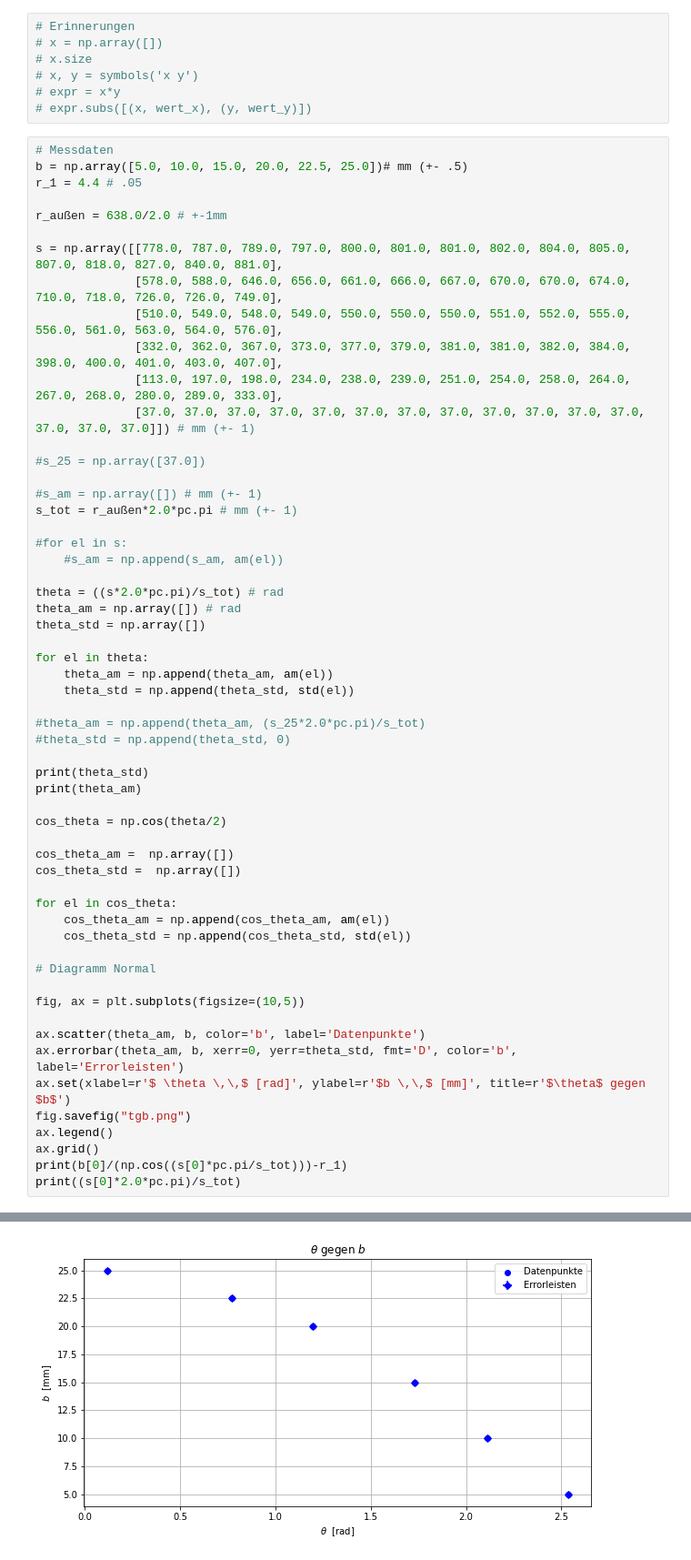
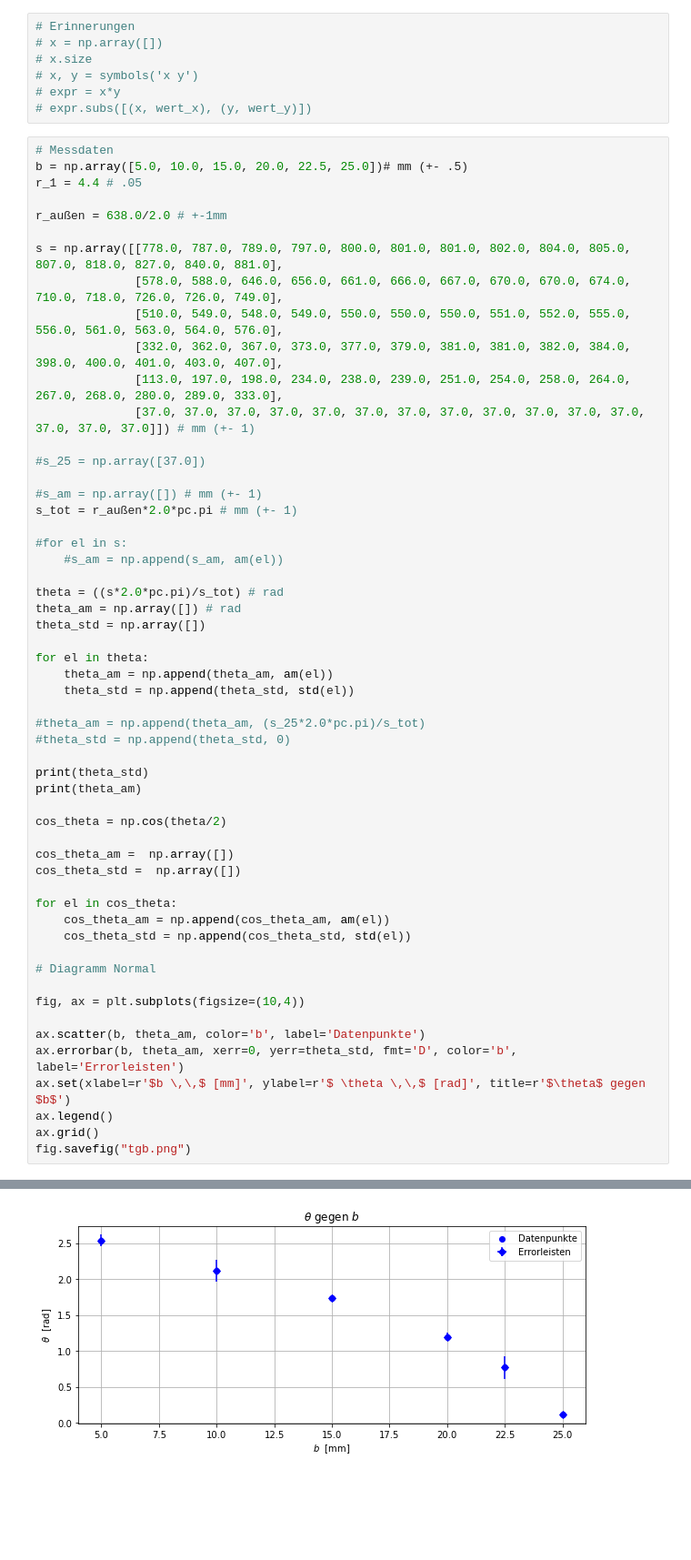
Before and after one commit to AP1ACC/V1, a Jupyter notebook: V14.ipynb, the cells around one changed output, grey strips where cells are left out. Shown: that part at 91% size. Saved outputs shown, nothing was run; the diff lists cells and outputs as text; blank space fills up the shorter version.

```diff
--- a/V14.ipynb
+++ b/V14.ipynb
@@ -192,16 +192,14 @@ for el in cos_theta:
 
 # Diagramm Normal
 
-fig, ax = plt.subplots(figsize=(10,5))
+fig, ax = plt.subplots(figsize=(10,4))
 
-ax.scatter(theta_am, b, color='b', label='Datenpunkte')
-ax.errorbar(theta_am, b, xerr=0, yerr=theta_std, fmt='D', color='b', label='Errorleisten')
-ax.set(xlabel=r'$ \theta \,\,$ [rad]', ylabel=r'$b \,\,$ [mm]', title=r'$\theta$ gegen $b$')
-fig.savefig("tgb.png")
+ax.scatter(b, theta_am, color='b', label='Datenpunkte')
+ax.errorbar(b, theta_am, xerr=0, yerr=theta_std, fmt='D', color='b', label='Errorleisten')
+ax.set(xlabel=r'$b \,\,$ [mm]', ylabel=r'$ \theta \,\,$ [rad]', title=r'$\theta$ gegen $b$')
 ax.legend()
 ax.grid()
-print(b[0]/(np.cos((s[0]*pc.pi/s_tot)))-r_1)
-print((s[0]*2.0*pc.pi)/s_tot)
+fig.savefig("tgb.png")
 # %% [output]
 [7.87796424e-02 1.50566596e-01 4.39904527e-02 6.07189420e-02
  1.56075020e-01 1.43648751e-17]
@@ -215,3 +207,3 @@ print((s[0]*2.0*pc.pi)/s_tot)
-[figure, old version]
+[figure, new version]
 # %%
 # Diagramm cos
```
Also changed, not shown: parts of 9 cells of this notebook, 4 other files.
